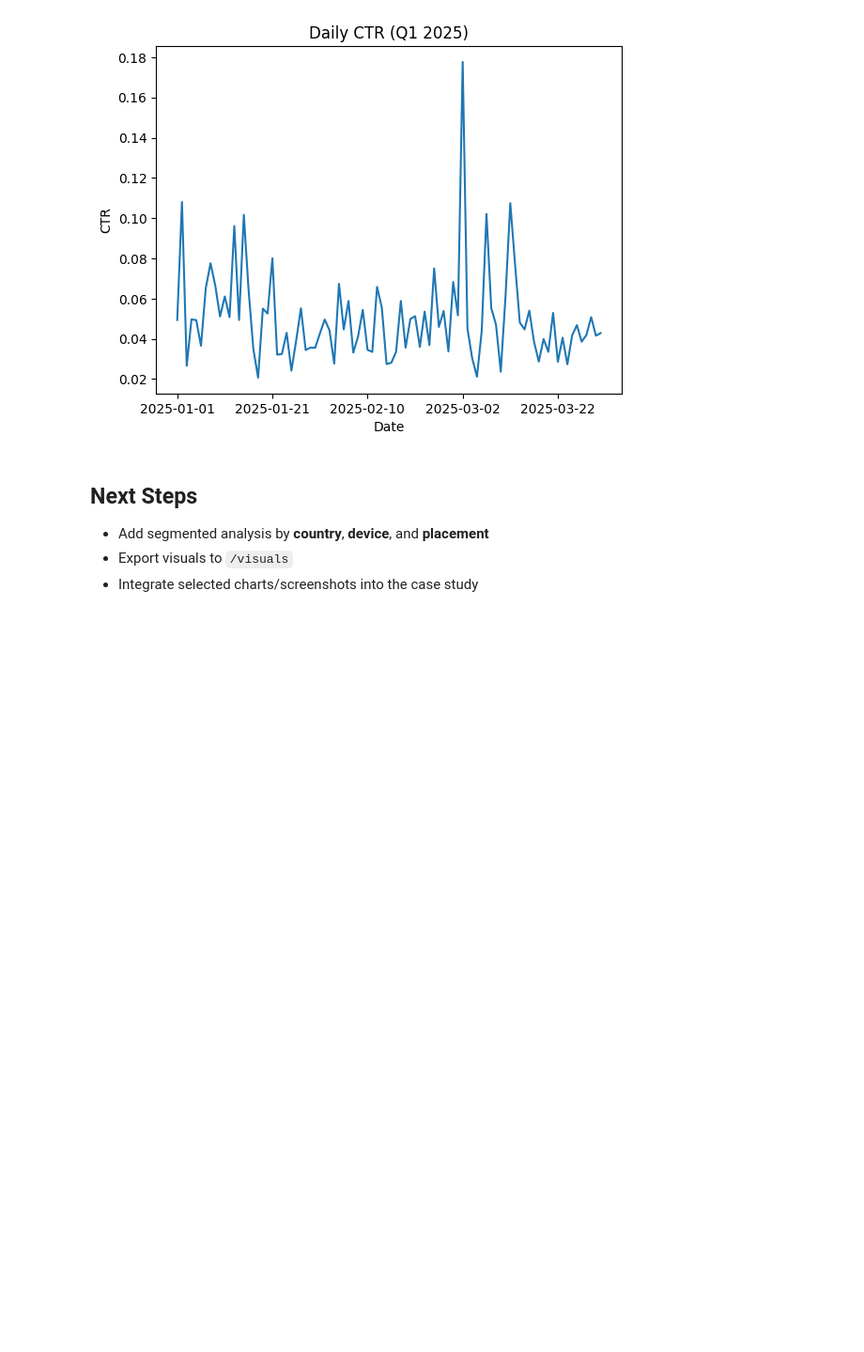
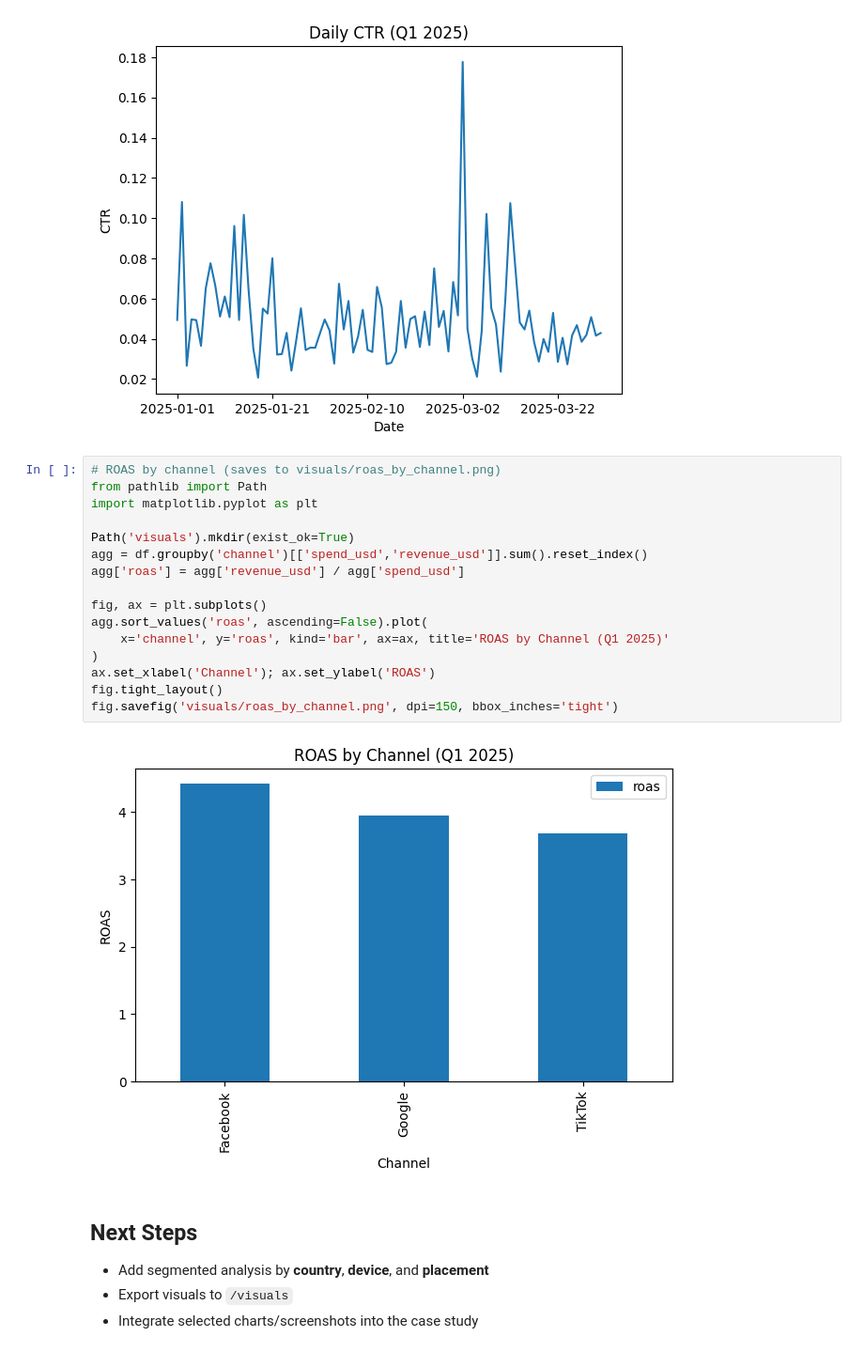
Before and after one commit to SuThinZar94/marketing-analytics-portfolio, a Jupyter notebook: notebooks/01_campaign_performance.ipynb, the cells around one changed output. Shown: that part at 94% size. Cells and saved outputs as stored; diff of their text form; blank space fills up the shorter version.

Commit message:
ROAS by channel chart + embed in case study

```diff
--- a/notebooks/01_campaign_performance.ipynb
+++ b/notebooks/01_campaign_performance.ipynb
@@ -50,6 +50,24 @@ plt.savefig('../visuals/daily_ctr.png', dpi=150, bbox_inches='tight')
 plt.xlabel('Date'); plt.ylabel('CTR'); plt.show()
 # %% [output]
 [figure]
+# %%
+# ROAS by channel (saves to visuals/roas_by_channel.png)
+from pathlib import Path
+import matplotlib.pyplot as plt
+
+Path('visuals').mkdir(exist_ok=True)
+agg = df.groupby('channel')[['spend_usd','revenue_usd']].sum().reset_index()
+agg['roas'] = agg['revenue_usd'] / agg['spend_usd']
+
+fig, ax = plt.subplots()
+agg.sort_values('roas', ascending=False).plot(
+    x='channel', y='roas', kind='bar', ax=ax, title='ROAS by Channel (Q1 2025)'
+)
+ax.set_xlabel('Channel'); ax.set_ylabel('ROAS')
+fig.tight_layout()
+fig.savefig('visuals/roas_by_channel.png', dpi=150, bbox_inches='tight')
+# %% [output]
+[figure, added]
 # %% [markdown]
 ## Next Steps
 - Add segmented analysis by **country**, **device**, and **placement**
```
Also changed, not shown: 2 other files.
